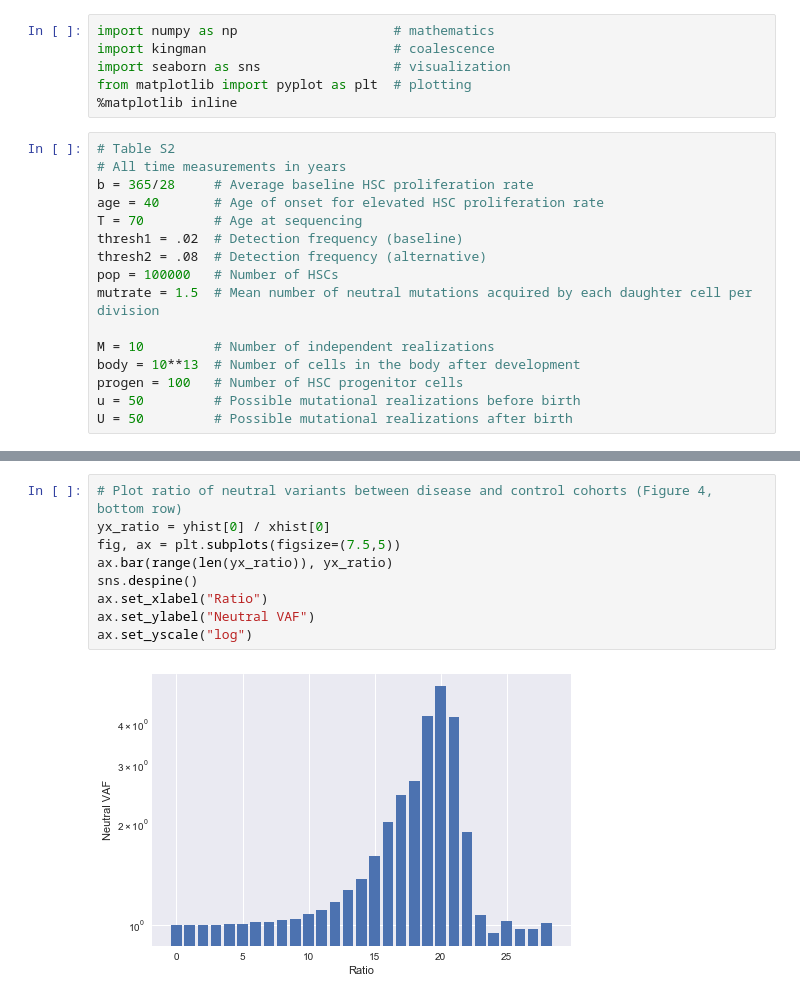
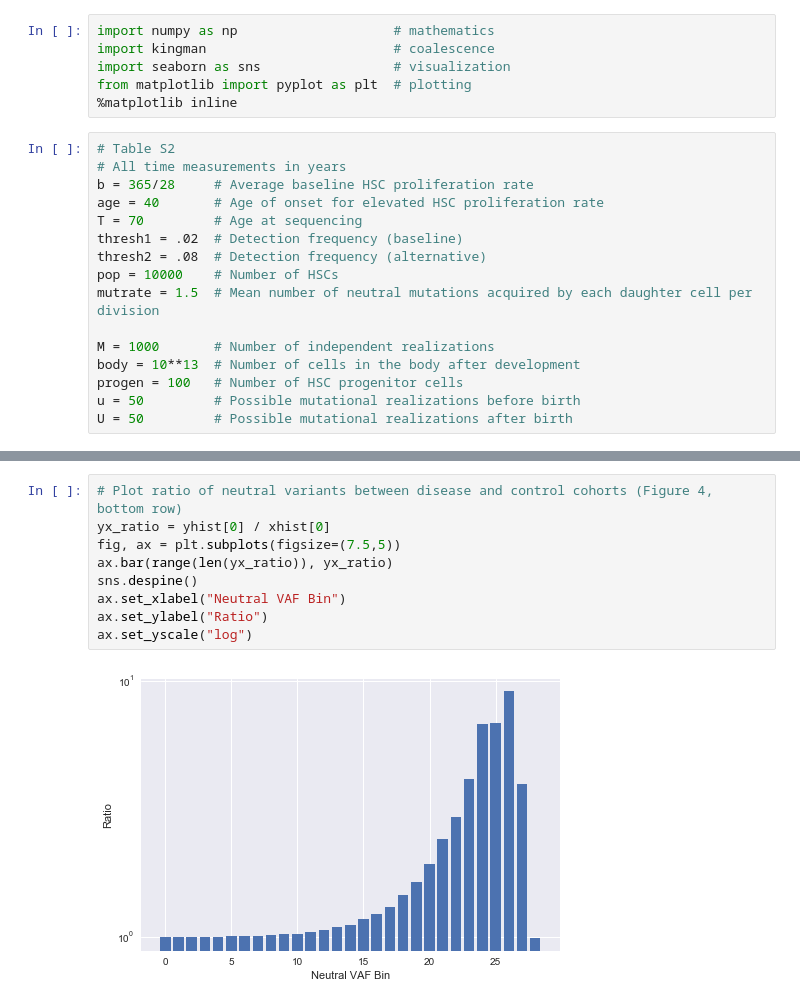
Before and after one commit to AlexHeyde/clonal-hematopoiesis, a Jupyter notebook: Heyde-et-al-2021-Python.ipynb, the cells around one changed output, grey strips where cells are left out. Cells and saved outputs as stored; diff of their text form.

```diff
--- a/Heyde-et-al-2021-Python.ipynb
+++ b/Heyde-et-al-2021-Python.ipynb
@@ -16,10 +16,10 @@ age = 40       # Age of onset for elevated HSC proliferation rate
 T = 70         # Age at sequencing
 thresh1 = .02  # Detection frequency (baseline)
 thresh2 = .08  # Detection frequency (alternative)
-pop = 100000   # Number of HSCs
+pop = 10000    # Number of HSCs
 mutrate = 1.5  # Mean number of neutral mutations acquired by each daughter cell per division
 
-M = 10         # Number of independent realizations
+M = 1000       # Number of independent realizations
 body = 10**13  # Number of cells in the body after development
 progen = 100   # Number of HSC progenitor cells
 u = 50         # Possible mutational realizations before birth
@@ -208,11 +216,11 @@ axs[1,1].legend(['Healthy','Elevated'])
 # %%
 # Plot ratio of neutral variants between disease and control cohorts (Figure 4, bottom row)
 yx_ratio = yhist[0] / xhist[0]
 fig, ax = plt.subplots(figsize=(7.5,5))
 ax.bar(range(len(yx_ratio)), yx_ratio)
 sns.despine()
-ax.set_xlabel("Ratio")
-ax.set_ylabel("Neutral VAF")
+ax.set_xlabel("Neutral VAF Bin")
+ax.set_ylabel("Ratio")
 ax.set_yscale("log")
 # %% [output]
-[figure, old version]
+[figure, new version]
```
Also changed, not shown: parts of 3 cells of this notebook.
